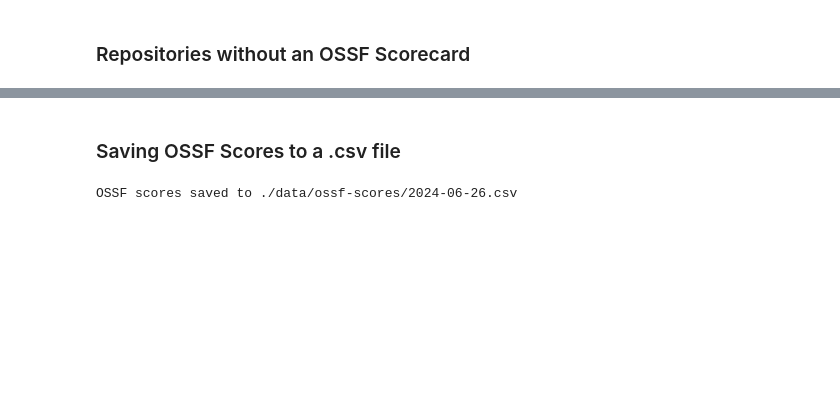
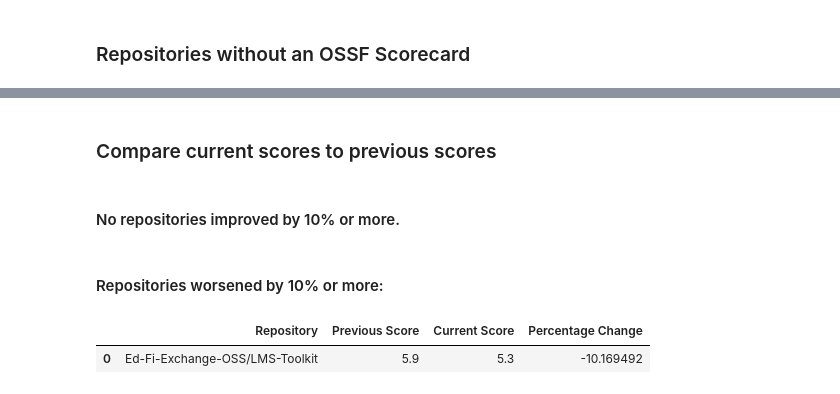
Before and after one commit to stephenfuqua/DevSecOps, a Jupyter notebook: metrics/Score Metric.ipynb, the cells around one changed output, grey strips where cells are left out. Drawn from its saved outputs; the diff is of its cells as text; code cells hidden in the pictures; blank space fills up the shorter version.

Commit message:
[DEVOPS-132] OSSF Scoring - Report on Changes (#21)

```diff
--- a/metrics/Score Metric.ipynb
+++ b/metrics/Score Metric.ipynb
@@ -96,13 +109,29 @@ display(invalid_ossf_scores_df.reset_index(drop=True))
-# %% [markdown]
-### Saving OSSF Scores to a .csv file
-# %%
-from datetime import datetime
-
-# Save the scores to a CSV file
-now = datetime.strftime(datetime.now(), "%Y-%m-%d")
-output_file = f"./data/ossf-scores/{now}.csv"
-ossf_scores_df.to_csv(output_file, index=False)
-
-print(f"OSSF scores saved to {output_file}")
-# %% [output]
-OSSF scores saved to ./data/ossf-scores/2024-06-26.csv
+# %% [markdown]
+### Compare current scores to previous scores
+# %%
+from edfi_tech_metrics.ossf_score import compare_with_previous_scores
+from IPython.display import display, Markdown
+
+comparison_df, improved_repos, worsened_repos = compare_with_previous_scores(ossf_scores)
+
+# Display improved and worsened repositories
+if improved_repos:
+    improved_df = comparison_df[comparison_df['Repository'].isin(improved_repos)][['Repository', 'Previous Score', 'Current Score', 'Percentage Change']]
+    improved_df = improved_df.sort_values('Percentage Change', ascending=False).reset_index(drop=True)
+    display(Markdown("#### Repositories improved by 10% or more:"))
+    display(improved_df)
+else:
+    display(Markdown("#### No repositories improved by 10% or more."))
+
+if worsened_repos:
+    worsened_df = comparison_df[comparison_df['Repository'].isin(worsened_repos)][['Repository', 'Previous Score', 'Current Score', 'Percentage Change']]
+    worsened_df = worsened_df.sort_values('Percentage Change', ascending=True).reset_index(drop=True)
+    display(Markdown("#### Repositories worsened by 10% or more:"))
+    display(worsened_df)
+else:
+    display(Markdown("#### No repositories worsened by 10% or more."))
+# %% [output]
+#### No repositories improved by 10% or more.
+#### Repositories worsened by 10% or more:
+|  | Repository | Previous Score | Current Score | Percentage Change |
+| 0 | Ed-Fi-Exchange-OSS/LMS-Toolkit | 5.9 | 5.3 | -10.169492 |
```
Also changed, not shown: parts of 5 cells of this notebook, 2 other files.
